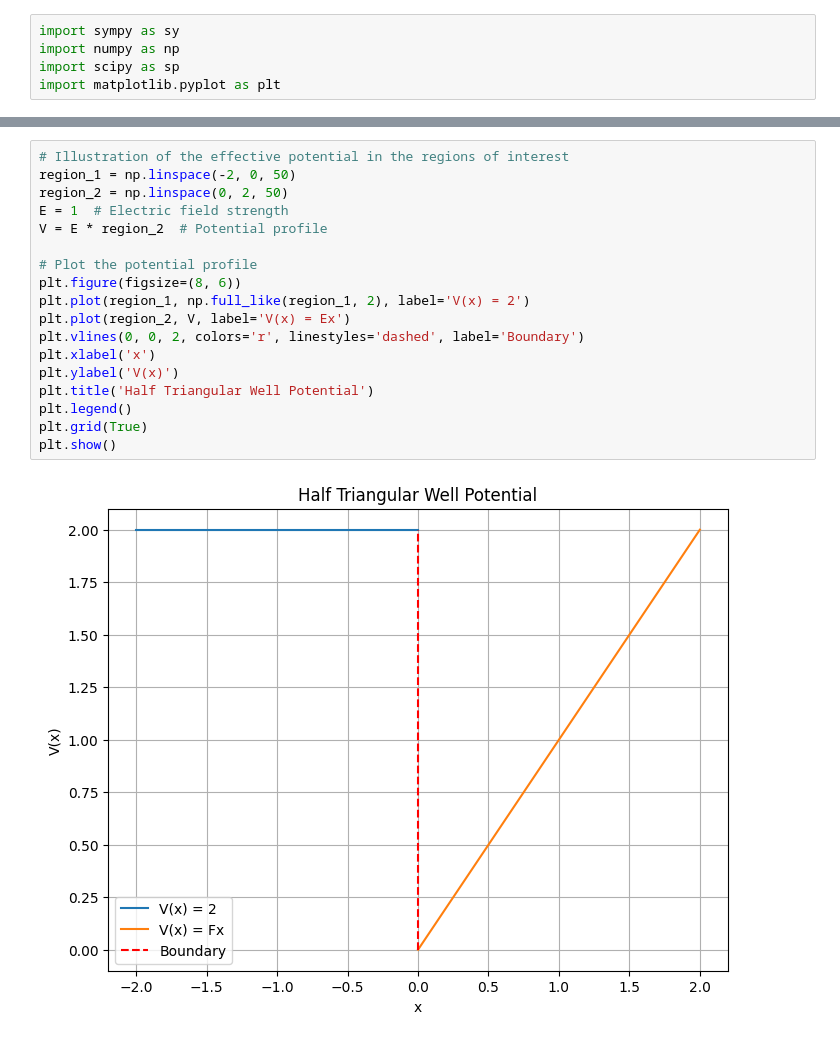
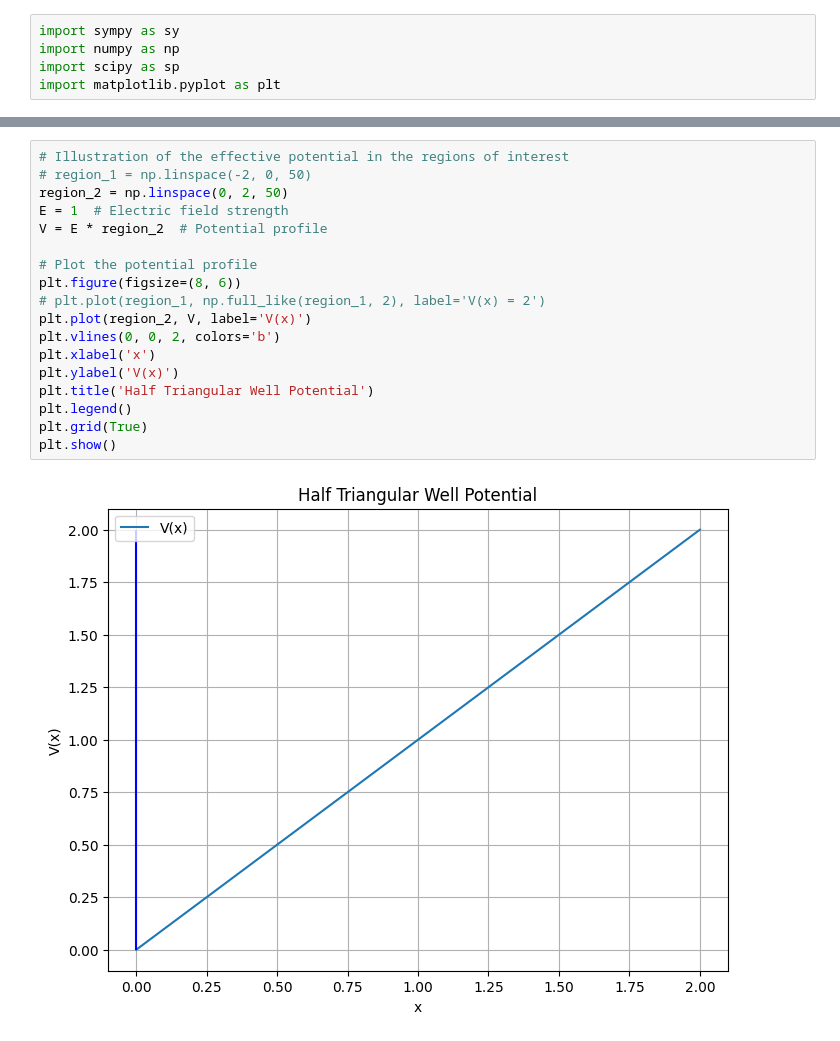
Before and after one commit to fercho111/Applied-QM-Project, a Jupyter notebook: triangular.ipynb, the cells around one changed output, grey strips where cells are left out. Cells and saved outputs as stored; diff of their text form.

```diff
--- a/triangular.ipynb
+++ b/triangular.ipynb
@@ -21,20 +37,20 @@ where $m^{*}$ is the effective mass of electrons in GaAs, and F is the electric
 # %%
 # Illustration of the effective potential in the regions of interest
-region_1 = np.linspace(-2, 0, 50)
+# region_1 = np.linspace(-2, 0, 50)
 region_2 = np.linspace(0, 2, 50)
 E = 1  # Electric field strength
 V = E * region_2  # Potential profile
 
 # Plot the potential profile
 plt.figure(figsize=(8, 6))
-plt.plot(region_1, np.full_like(region_1, 2), label='V(x) = 2')
-plt.plot(region_2, V, label='V(x) = Ex')
-plt.vlines(0, 0, 2, colors='r', linestyles='dashed', label='Boundary')
+# plt.plot(region_1, np.full_like(region_1, 2), label='V(x) = 2')
+plt.plot(region_2, V, label='V(x)')
+plt.vlines(0, 0, 2, colors='b')
 plt.xlabel('x')
 plt.ylabel('V(x)')
 plt.title('Half Triangular Well Potential')
 plt.legend()
 plt.grid(True)
 plt.show()
 # %% [output]
-[figure, old version]
+[figure, new version]
```
Also changed, not shown: parts of 2 cells of this notebook.
